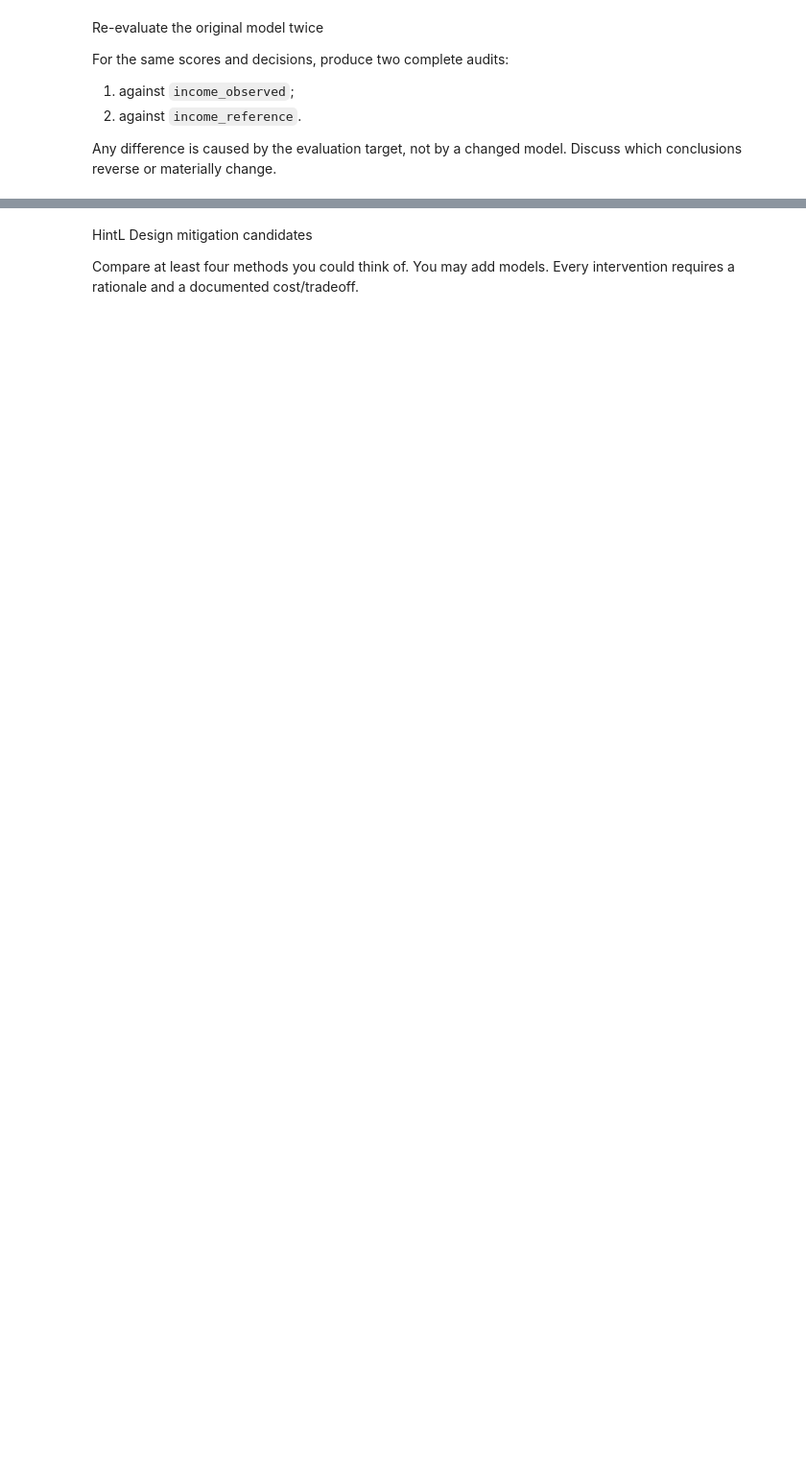
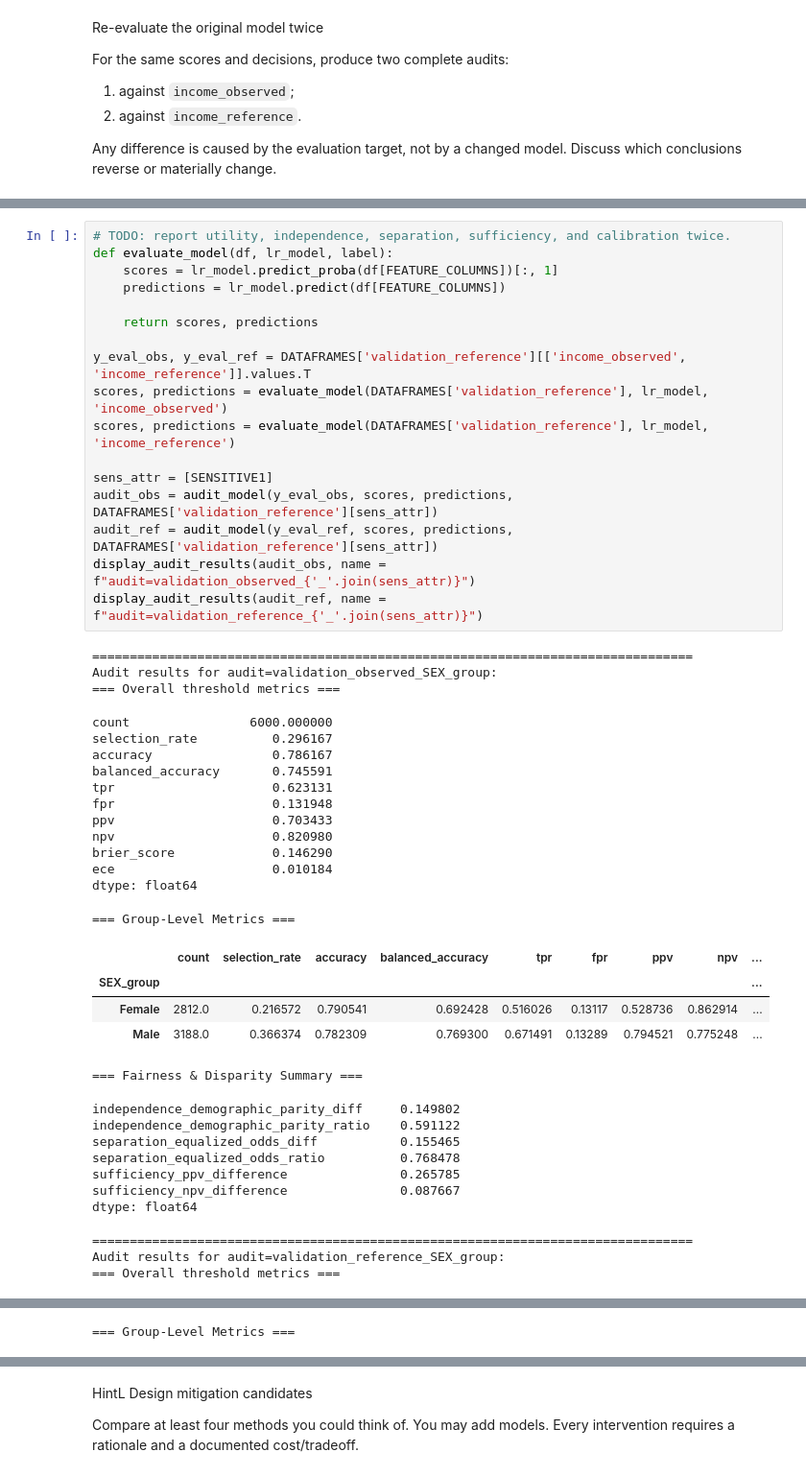
Before and after one commit to bellaVbsVbee/RAI, a Jupyter notebook: Project1/William_Week3_Mitigation_Reference_Evaluation.ipynb, the cells around one changed output, grey strips where cells are left out. Shown at 96% size. Drawn from its saved outputs; the diff is of its cells as text; blank space fills up the shorter version.

```diff
--- a/Project1/William_Week3_Mitigation_Reference_Evaluation.ipynb
+++ b/Project1/William_Week3_Mitigation_Reference_Evaluation.ipynb
@@ -345,0 +409,48 @@ Audit results for test_observed:
+# %%
+# TODO: report utility, independence, separation, sufficiency, and calibration twice.
+def evaluate_model(df, lr_model, label):
+    scores = lr_model.predict_proba(df[FEATURE_COLUMNS])[:, 1]
+    predictions = lr_model.predict(df[FEATURE_COLUMNS])
+
+    return scores, predictions
+
+y_eval_obs, y_eval_ref = DATAFRAMES['validation_reference'][['income_observed', 'income_reference']].values.T
+scores, predictions = evaluate_model(DATAFRAMES['validation_reference'], lr_model, 'income_observed')
+scores, predictions = evaluate_model(DATAFRAMES['validation_reference'], lr_model, 'income_reference')
+
+sens_attr = [SENSITIVE1]
+audit_obs = audit_model(y_eval_obs, scores, predictions, DATAFRAMES['validation_reference'][sens_attr])
+audit_ref = audit_model(y_eval_ref, scores, predictions, DATAFRAMES['validation_reference'][sens_attr])
+display_audit_results(audit_obs, name = f"audit=validation_observed_{'_'.join(sens_attr)}")
+display_audit_results(audit_ref, name = f"audit=validation_reference_{'_'.join(sens_attr)}")
+# %% [output]
+================================================================================
+Audit results for audit=validation_observed_SEX_group:
+=== Overall threshold metrics ===
+count                6000.000000
+selection_rate          0.296167
+accuracy                0.786167
+balanced_accuracy       0.745591
+tpr                     0.623131
+fpr                     0.131948
+ppv                     0.703433
+npv                     0.820980
+brier_score             0.146290
+ece                     0.010184
+dtype: float64
+=== Group-Level Metrics ===
+|  | count | selection_rate | accuracy | balanced_accuracy | tpr | fpr | ppv | npv | ... |
+| SEX_group |  |  |  |  |  |  |  |  | ... |
+| Female | 2812.0 | 0.216572 | 0.790541 | 0.692428 | 0.516026 | 0.13117 | 0.528736 | 0.862914 | ... |
+| Male | 3188.0 | 0.366374 | 0.782309 | 0.769300 | 0.671491 | 0.13289 | 0.794521 | 0.775248 | ... |
+=== Fairness & Disparity Summary ===
+independence_demographic_parity_diff     0.149802
+independence_demographic_parity_ratio    0.591122
+separation_equalized_odds_diff           0.155465
+separation_equalized_odds_ratio          0.768478
+sufficiency_ppv_difference               0.265785
+sufficiency_npv_difference               0.087667
+dtype: float64
+================================================================================
+Audit results for audit=validation_reference_SEX_group:
+=== Overall threshold metrics ===
@@ -345,0 +468 @@ Audit results for test_observed:
+=== Group-Level Metrics ===
```
Also changed, not shown: parts of 12 cells of this notebook, 1 other file.
